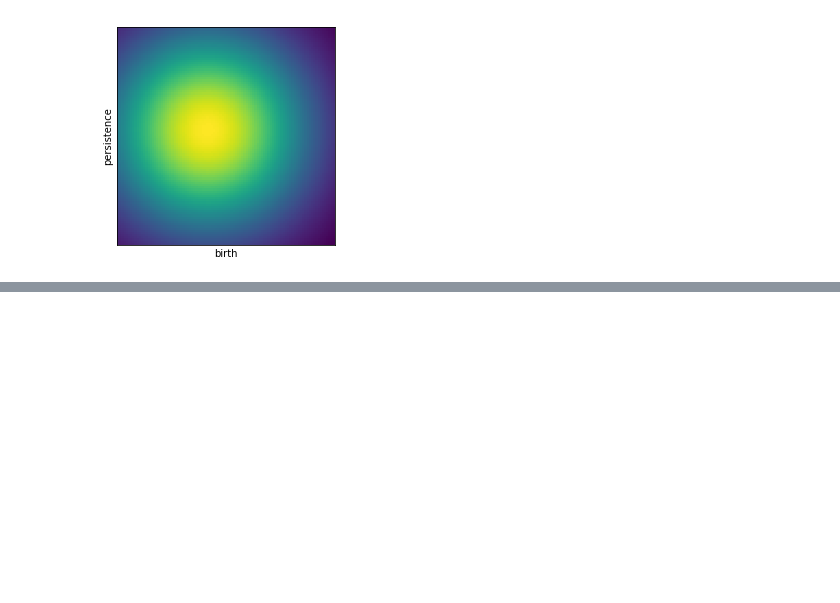
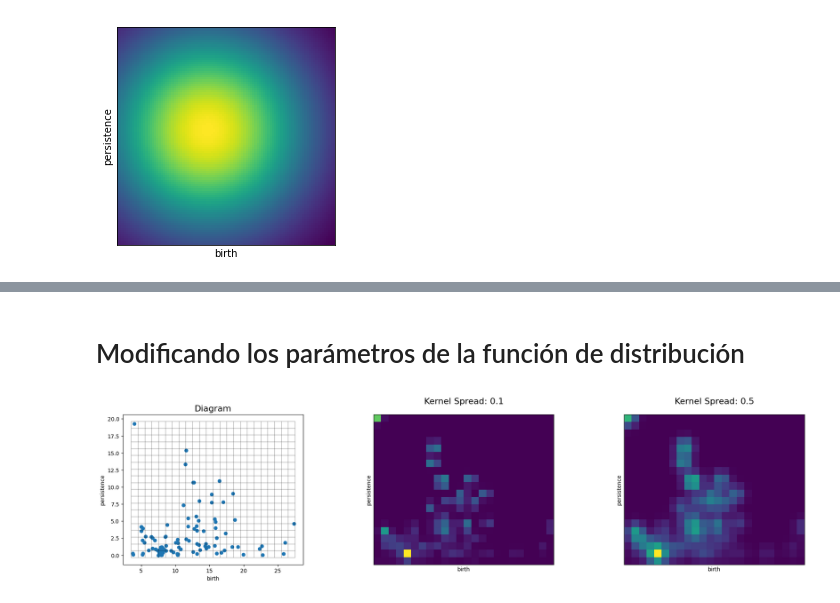
Before and after one commit to almartcas/TFG, a Jupyter notebook: PI.ipynb, the cells around one changed output, grey strips where cells are left out. Cells and saved outputs as stored; diff of their text form; code cells hidden in the pictures; blank space fills up the shorter version.

```diff
--- a/PI.ipynb
+++ b/PI.ipynb
@@ -94,0 +197,22 @@ pers_imager.plot_image(pers_dgm, skew=True)
+# %% [markdown]
+# Modificando los parámetros de la función de distribución
+# %%
+pimgr = PersistenceImager(pixel_size=1)
+pimgr.fit(H1_dgm)
+
+fig, axs = plt.subplots(1, 3, figsize=(20,5))
+pimgr.kernel_params = {'sigma': .1}
+pimgr.plot_diagram(H1_dgm, skew=True, ax=axs[0])
+axs[0].set_title('Diagram', fontsize=16)
+
+pimgr.kernel_params = {'sigma': 0.1}
+pimgr.plot_image(pimgr.transform(H1_dgm), ax=axs[1])
+axs[1].set_title('Kernel Spread: 0.1', fontsize=16)
+
+pimgr.kernel_params = {'sigma': 0.5}
+pimgr.plot_image(pimgr.transform(H1_dgm), ax=axs[2])
+axs[2].set_title('Kernel Spread: 0.5', fontsize=16)
+
+plt.tight_layout()
+# %% [output]
+[figure, added]
```
Also changed, not shown: parts of 9 cells of this notebook.
